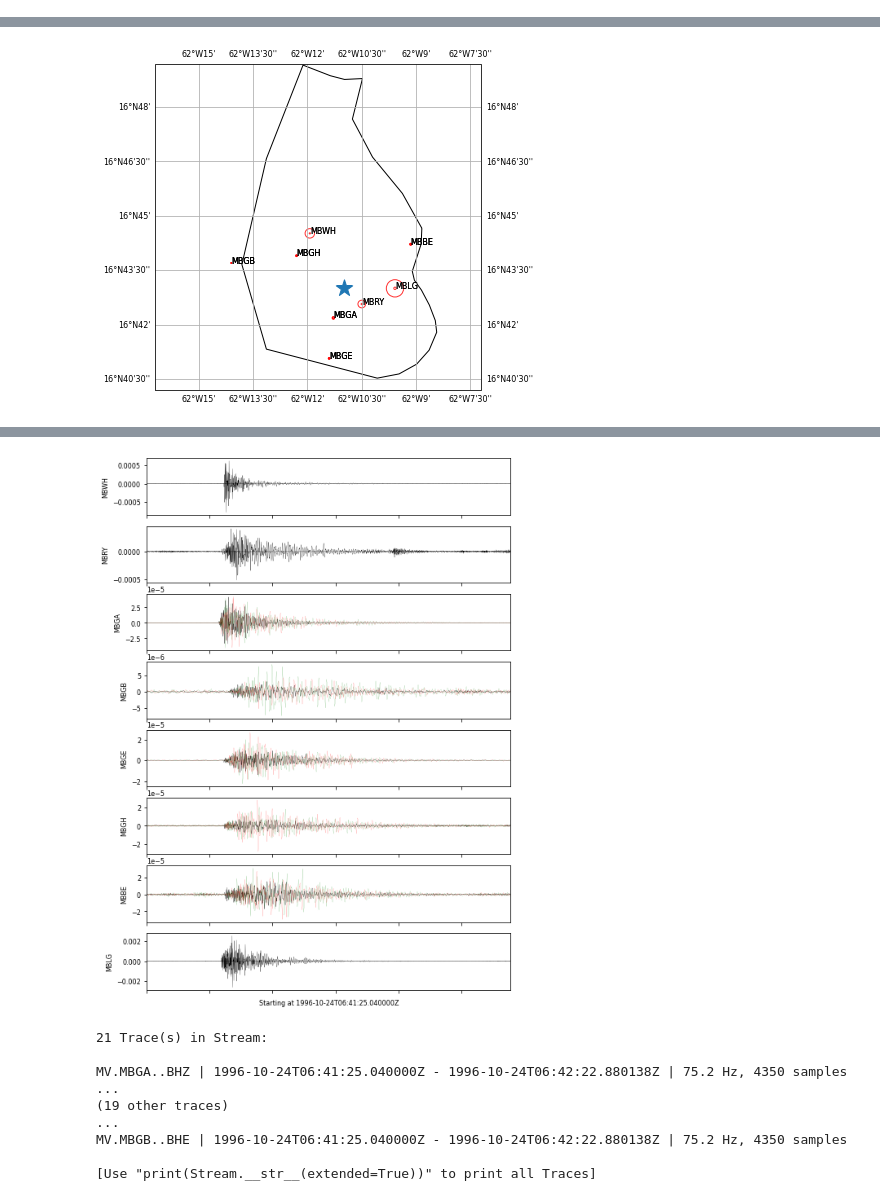
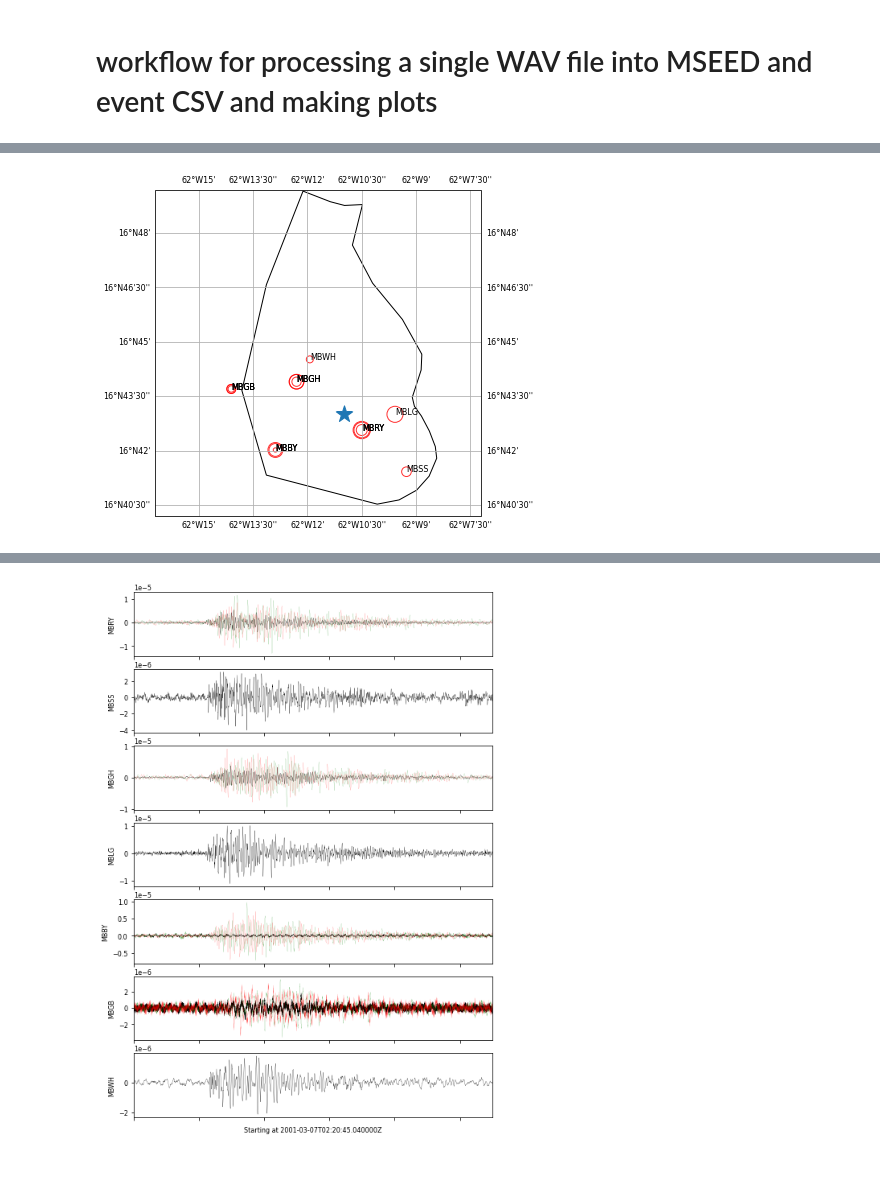
Before and after one commit to gthompson/kitchensinkGT, a Jupyter notebook: PROJECTS/MontserratML/enhance_waveform_file.ipynb, the cells around one changed output, grey strips where cells are left out. Drawn from its saved outputs; the diff is of its cells as text; code cells hidden in the pictures; blank space fills up the shorter version.

```diff
--- a/PROJECTS/MontserratML/enhance_waveform_file.ipynb
+++ b/PROJECTS/MontserratML/enhance_waveform_file.ipynb
@@ -107,17 +1,26 @@ def save_enhanced_stream(st, eventdf, enhanced_wavpath, save_pickle=False):
+# %% [markdown]
+# workflow for processing a single WAV file into MSEED and event CSV and making plots
 # %%
-# workflow for processing a single WAV file and making plots
-from libMVO import plot_station_amplitude_map
+import os, sys
+import pandas as pd
+from obspy.core import read, Stream
+LIBpath = os.path.join( os.getenv('HOME'),'src','kitchensinkGT', 'LIB')
+sys.path.append(LIBpath)
+from libMVO import read_monty_wavfile_and_correct_traceIDs, enhance_stream, save_enhanced_stream, \
+    metrics2df, read_enhanced_stream, plot_station_amplitude_map, parse_STATION0HYP, add_station_locations
 from libseisGT import plot_seismograms
 
 SEISAN_DATA = os.path.join( os.getenv('HOME'),'DATA','MVO') # e.g. /home/user/seismo
 SEISAN_DB = 'MVOE_'
 station0hypfile = os.path.join(SEISAN_DATA, 'DAT', 'STATION0_MVO.HYP')
+station_locationsDF = parse_STATION0HYP(station0hypfile)
 
-wavpath = os.path.join(SEISAN_DATA, 'WAV', SEISAN_DB, '1996/10/9610-24-0641-25S.MVO_21_1')
+wavpath = os.path.join(SEISAN_DATA, 'WAV', SEISAN_DB, '2001/03/2001-03-07-0220-45S.MVO___019')
 wavbase = os.path.basename(wavpath)
 CALDIR = os.path.join(SEISAN_DATA, 'CAL')
 
 raw_st = read_monty_wavfile_and_correct_traceIDs(wavpath, bool_ASN=False)
+add_station_locations(raw_st, station_locationsDF)
 print(raw_st)
 
 uncorrected_st = enhance_stream(raw_st)
@@ -132,4 +35,12 @@ print(corrected_st)
 save_enhanced_stream(corrected_st, corrected_df, wavbase + '.corrected', save_pickle=True)
 plot_station_amplitude_map(corrected_st, station0hypfile=station0hypfile)
 plot_seismograms(corrected_st, outfile='corrected_seismograms.png')
+
+# Workflow for checking I can reconstruct from MiniSEED and CSV file
+corrected_st2 = read_enhanced_stream(wavbase + '.corrected')
+print(corrected_st2)
+corrected_df2 = metrics2df(corrected_st2)
+save_enhanced_stream(corrected_st2, corrected_df2, wavbase + 'corrected2', save_pickle=True)
+
+print(corrected_df2)
 # %% [output]
@@ -154 +65 @@ calibs= [808880064.01227438, 808880064.01227438, 808880064.01227438, 461997556.1
-[figure, old version]
+[figure, new version]
@@ -172,54 +83 @@ MV.MBLG..SNZ 0 k 0.25
-[figure, old version]
+[figure, new version]
-# %%
-# Workflow for checking I can reconstruct from MiniSEED and CSV file
-
-def read_enhanced_stream(enhanced_wavpath):
-
-    # read Miniseed
-    st = read(enhanced_wavpath + '.mseed', 'MSEED')
-
-    # read metrics dataframe
-    eventdf = pd.read_csv(enhanced_wavpath + '.csv', index_col=False)
-
-    for tr in st:
-        s = tr.stats
-        row = eventdf[eventdf.id==tr.id].iloc[0].to_dict()
-        s.units = row['units']
-        s.calib = row['calib']
-        s['quality_factor'] = row['quality']
-        s['spectrum'] = {}
-        for item in ['medianF', 'peakF', 'peakA', 'bw_min', 'bw_max']:
-            try:
-                s.spectrum[item] = row[item]
-            except:
-                pass
-        s['metrics']={}
-        for item in ['snr', 'signal_level', 'noise_level', 'twin',
-                     'peakamp', 'peaktime', 'energy', 'RSAM_high', 'RSAM_low',
-                     'sample_min', 'sample_max', 'sample_mean', 'sample_median',
-                     'sample_lower_quartile', 'sample_upper_quartile', 'sample_rms',
-                     'sample_stdev', 'percent_availability', 'num_gaps', 'skewness', 'kurtosis']:
-            try:
-                s.metrics[item] = row[item]
-            except:
-                pass
-        s['bandratio']=[{'freqlims': [1.0, 6.0, 11.0], 'RSAM_ratio': row['bandratio_[1.0_6.0_11.0]']},
-                        {'freqlims': [0.8, 4.0, 16.0], 'RSAM_ratio': row['bandratio_[0.8_4.0_16.0]']}]
-
-    return st
-
-
-corrected_st2 = read_enhanced_stream(wavbase + '.corrected')
-print(corrected_st2)
-corrected_df2 = metrics2df(corrected_st2)
-save_enhanced_stream(corrected_st2, corrected_df2, wavbase + 'corrected2', save_pickle=True)
-# %% [output]
-21 Trace(s) in Stream:
-
-MV.MBGA..BHZ | 1996-10-24T06:41:25.040000Z - 1996-10-24T06:42:22.880138Z | 75.2 Hz, 4350 samples
-...
-(19 other traces)
-...
-MV.MBGB..BHE | 1996-10-24T06:41:25.040000Z - 1996-10-24T06:42:22.880138Z | 75.2 Hz, 4350 samples
-
-[Use "print(Stream.__str__(extended=True))" to print all Traces]
```
Also changed, not shown: parts of 7 cells of this notebook, 5 other files.
